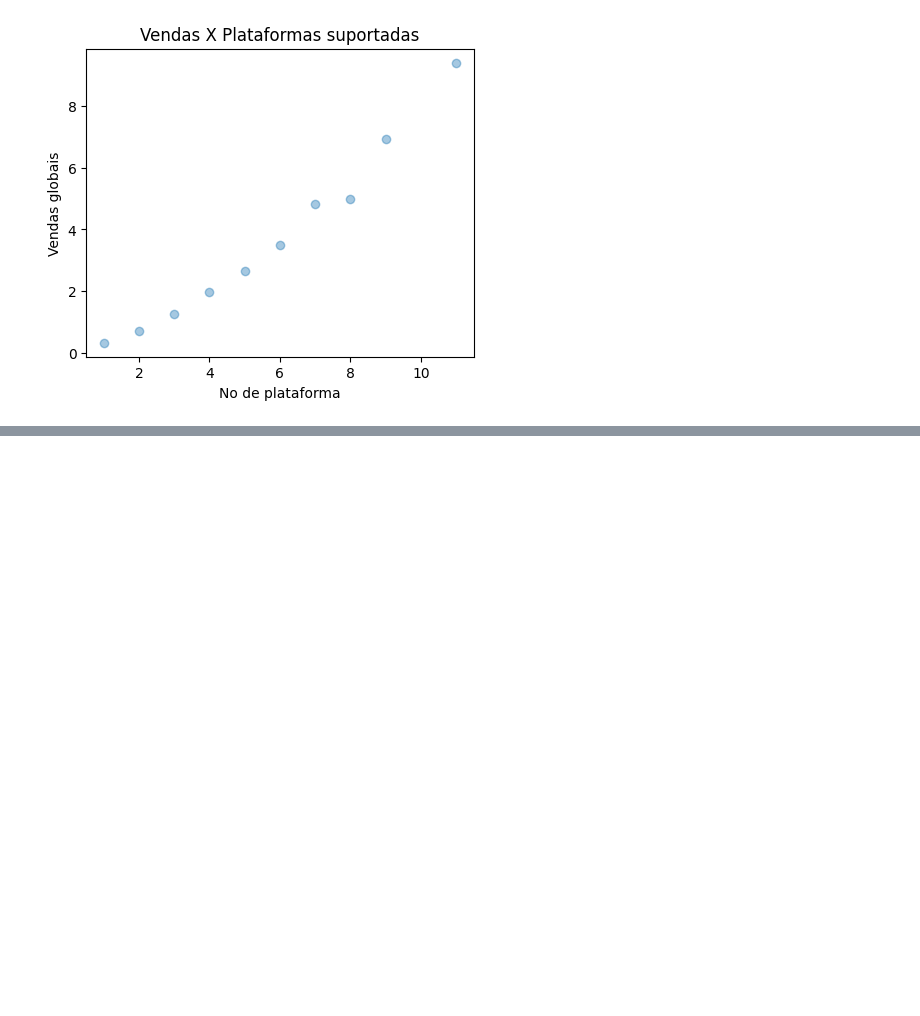
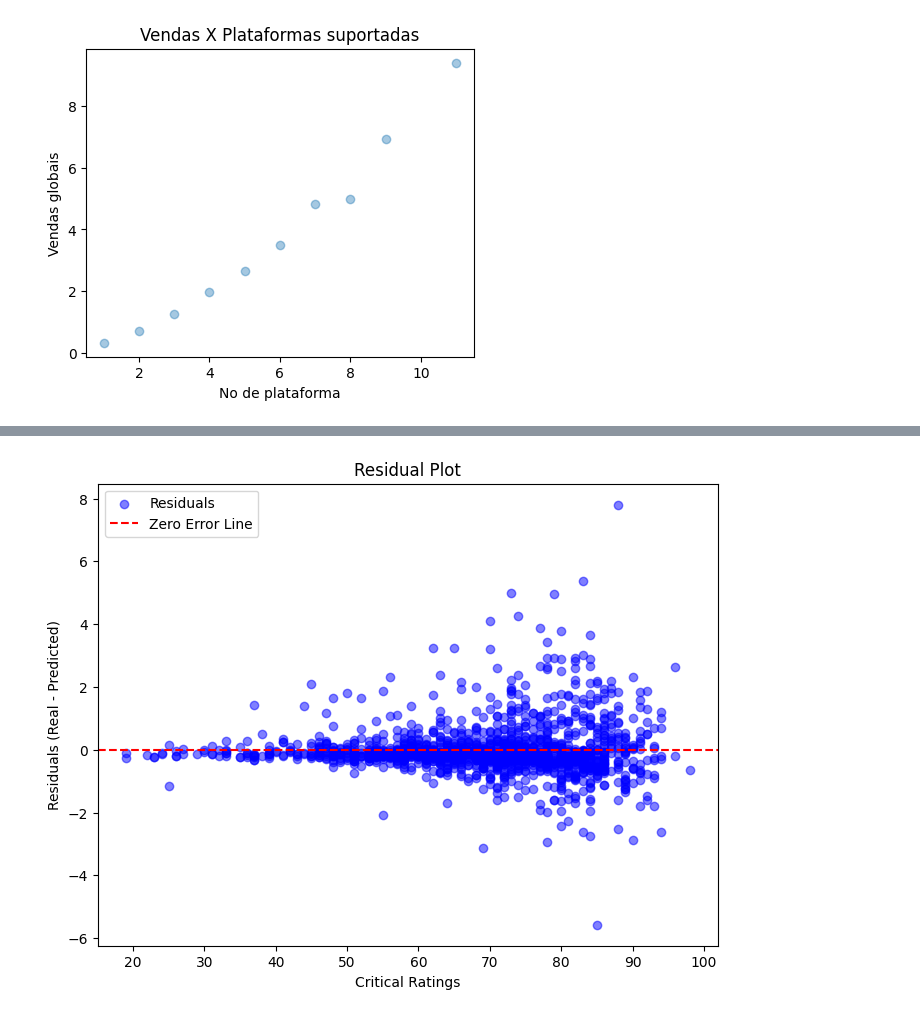
Before and after one commit to wolke412/topicos-4, a Jupyter notebook: test.ipynb, the cells around one changed output, grey strips where cells are left out. Drawn from its saved outputs; the diff is of its cells as text; code cells hidden in the pictures; blank space fills up the shorter version.

```diff
--- a/test.ipynb
+++ b/test.ipynb
@@ -21,0 +18,10 @@ df["Global_Sales"] = df["Global_Sales"].fillna(0)
+# %%
+# Cria coluna com a região que mais vendeu
+column_to_number = {
+    'NA_Sales':    "NA",
+    'EU_Sales':    "EU",
+    'JP_Sales':    "JP",
+    'Other_Sales': "Outro"
+}
+
+df['Greatest'] = df[['NA_Sales', 'EU_Sales', 'JP_Sales', 'Other_Sales']].idxmax(axis=1).map(column_to_number)
@@ -94,0 +225,18 @@ plt.show()
+# %%
+y_pred = model_pipeline.predict(X_test)
+
+residuals = y_test - y_pred
+
+x_axis_values = X_test['True_Score']
+
+plt.figure(figsize=(8, 6))
+plt.scatter(x_axis_values, residuals, alpha=0.5, color='blue', label='Residuals')
+plt.axhline(y=0, color='red', linestyle='--', label='Zero Error Line')
+
+plt.title('Residual Plot')
+plt.xlabel('Critical Ratings')
+plt.ylabel('Residuals (Real - Predicted)')
+plt.legend()
+plt.show()
+# %% [output]
+[figure, added]
```
Also changed, not shown: parts of 12 cells of this notebook, 2 other files.
